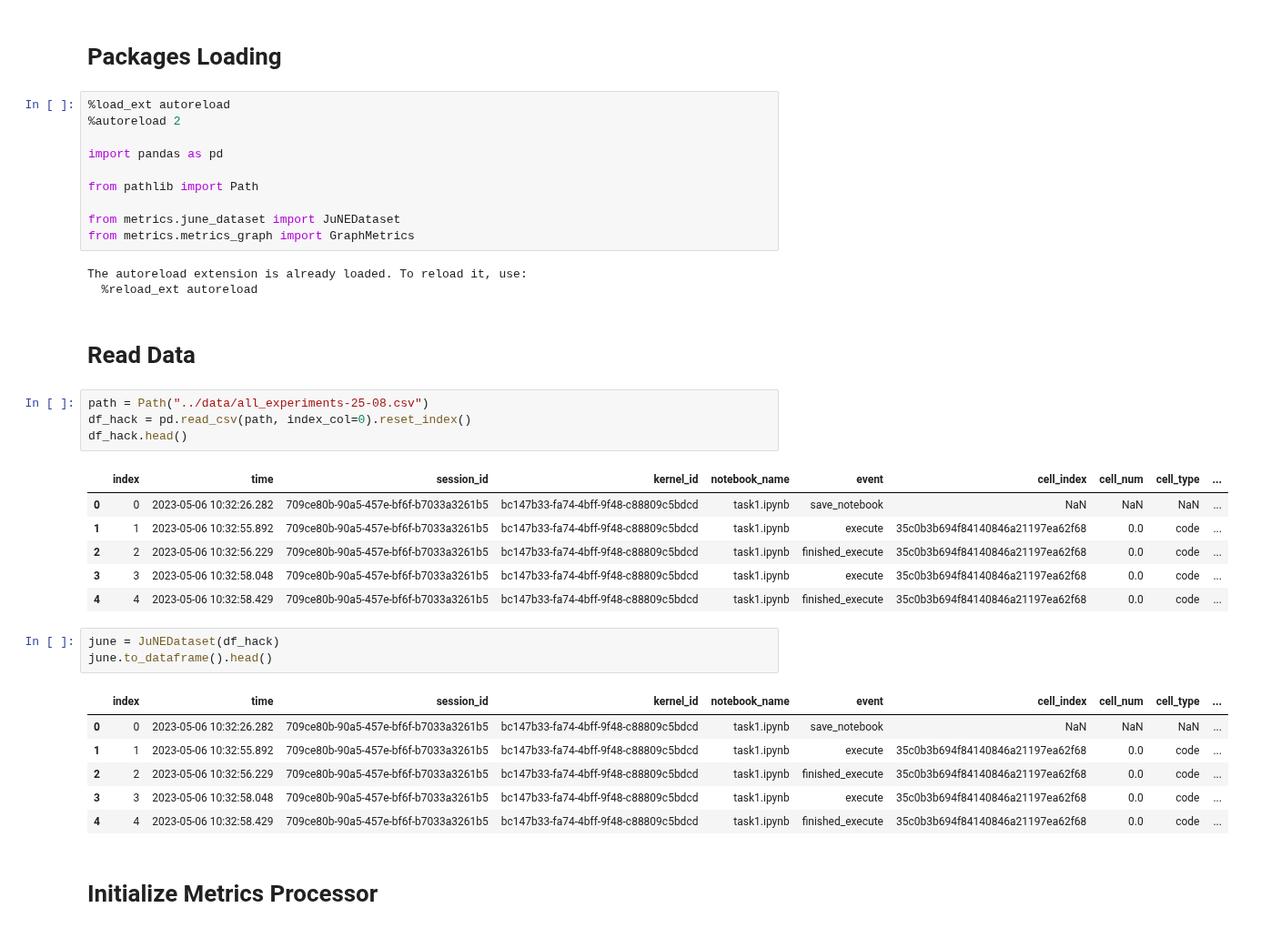
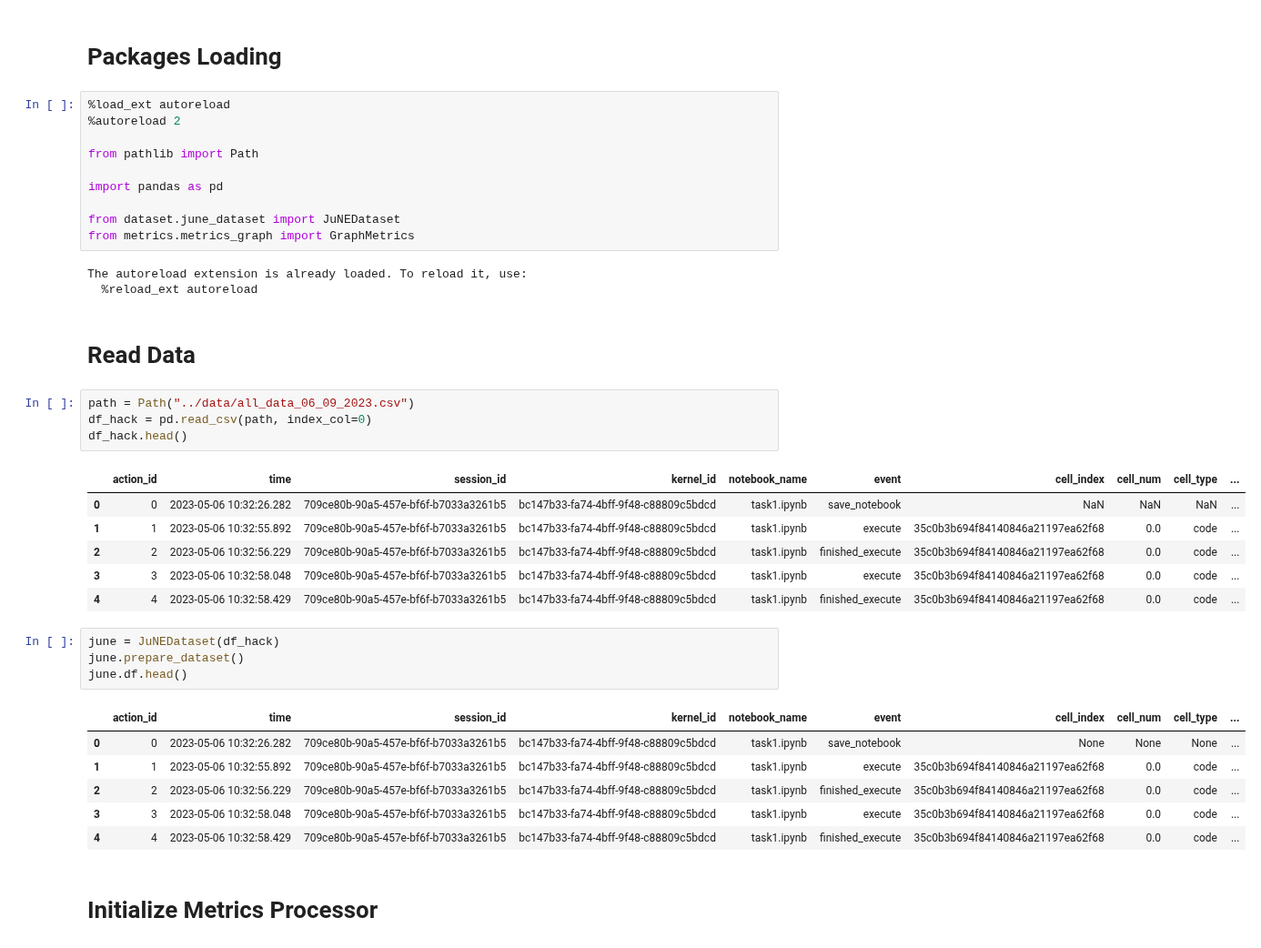
Before and after one commit to konstantgr/jupyter-logs-analysis, a Jupyter notebook: analysis/03-graph-analysis.ipynb, the cells around one changed output. Shown at 91% size. Cells and saved outputs as stored; diff of their text form.

```diff
--- a/analysis/03-graph-analysis.ipynb
+++ b/analysis/03-graph-analysis.ipynb
@@ -4,11 +4,11 @@
 %load_ext autoreload
 %autoreload 2
 
+from pathlib import Path
+
 import pandas as pd
 
-from pathlib import Path
-
-from metrics.june_dataset import JuNEDataset
+from dataset.june_dataset import JuNEDataset
 from metrics.metrics_graph import GraphMetrics
 # %% [output]
 The autoreload extension is already loaded. To reload it, use:
@@ -16,11 +16,11 @@ The autoreload extension is already loaded. To reload it, use:
 # %% [markdown]
 # Read Data
 # %%
-path = Path("../data/all_experiments-25-08.csv")
-df_hack = pd.read_csv(path, index_col=0).reset_index()
+path = Path("../data/all_data_06_09_2023.csv")
+df_hack = pd.read_csv(path, index_col=0)
 df_hack.head()
 # %% [output]
-|  | index | time | session_id | kernel_id | notebook_name | event | cell_index | cell_num | cell_type | ... |
+|  | action_id | time | session_id | kernel_id | notebook_name | event | cell_index | cell_num | cell_type | ... |
 | 0 | 0 | 2023-05-06 10:32:26.282 | 709ce80b-90a5-457e-bf6f-b7033a3261b5 | bc147b33-fa74-4bff-9f48-c88809c5bdcd | task1.ipynb | save_notebook | NaN | NaN | NaN | ... |
 | 1 | 1 | 2023-05-06 10:32:55.892 | 709ce80b-90a5-457e-bf6f-b7033a3261b5 | bc147b33-fa74-4bff-9f48-c88809c5bdcd | task1.ipynb | execute | 35c0b3b694f84140846a21197ea62f68 | 0.0 | code | ... |
 | 2 | 2 | 2023-05-06 10:32:56.229 | 709ce80b-90a5-457e-bf6f-b7033a3261b5 | bc147b33-fa74-4bff-9f48-c88809c5bdcd | task1.ipynb | finished_execute | 35c0b3b694f84140846a21197ea62f68 | 0.0 | code | ... |
@@ -28,10 +28,11 @@ df_hack.head()
 | 4 | 4 | 2023-05-06 10:32:58.429 | 709ce80b-90a5-457e-bf6f-b7033a3261b5 | bc147b33-fa74-4bff-9f48-c88809c5bdcd | task1.ipynb | finished_execute | 35c0b3b694f84140846a21197ea62f68 | 0.0 | code | ... |
 # %%
 june = JuNEDataset(df_hack)
-june.to_dataframe().head()
+june.prepare_dataset()
+june.df.head()
 # %% [output]
-|  | index | time | session_id | kernel_id | notebook_name | event | cell_index | cell_num | cell_type | ... |
-| 0 | 0 | 2023-05-06 10:32:26.282 | 709ce80b-90a5-457e-bf6f-b7033a3261b5 | bc147b33-fa74-4bff-9f48-c88809c5bdcd | task1.ipynb | save_notebook | NaN | NaN | NaN | ... |
+|  | action_id | time | session_id | kernel_id | notebook_name | event | cell_index | cell_num | cell_type | ... |
+| 0 | 0 | 2023-05-06 10:32:26.282 | 709ce80b-90a5-457e-bf6f-b7033a3261b5 | bc147b33-fa74-4bff-9f48-c88809c5bdcd | task1.ipynb | save_notebook | None | None | None | ... |
 | 1 | 1 | 2023-05-06 10:32:55.892 | 709ce80b-90a5-457e-bf6f-b7033a3261b5 | bc147b33-fa74-4bff-9f48-c88809c5bdcd | task1.ipynb | execute | 35c0b3b694f84140846a21197ea62f68 | 0.0 | code | ... |
 | 2 | 2 | 2023-05-06 10:32:56.229 | 709ce80b-90a5-457e-bf6f-b7033a3261b5 | bc147b33-fa74-4bff-9f48-c88809c5bdcd | task1.ipynb | finished_execute | 35c0b3b694f84140846a21197ea62f68 | 0.0 | code | ... |
 | 3 | 3 | 2023-05-06 10:32:58.048 | 709ce80b-90a5-457e-bf6f-b7033a3261b5 | bc147b33-fa74-4bff-9f48-c88809c5bdcd | task1.ipynb | execute | 35c0b3b694f84140846a21197ea62f68 | 0.0 | code | ... |
```
Also changed, not shown: parts of 10 cells of this notebook, 2 other files.
